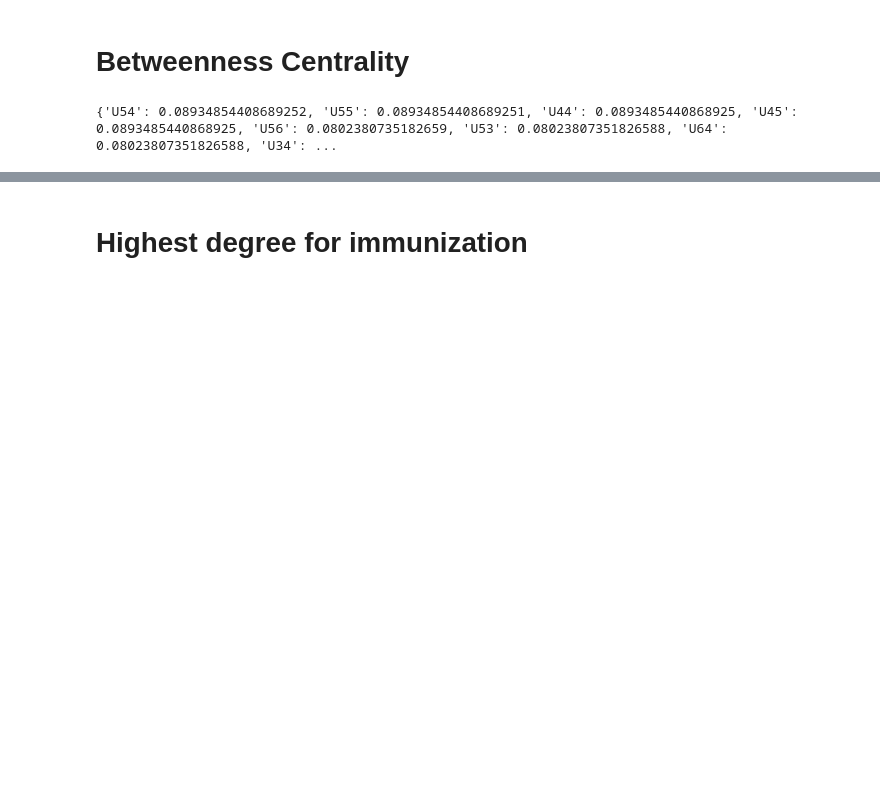
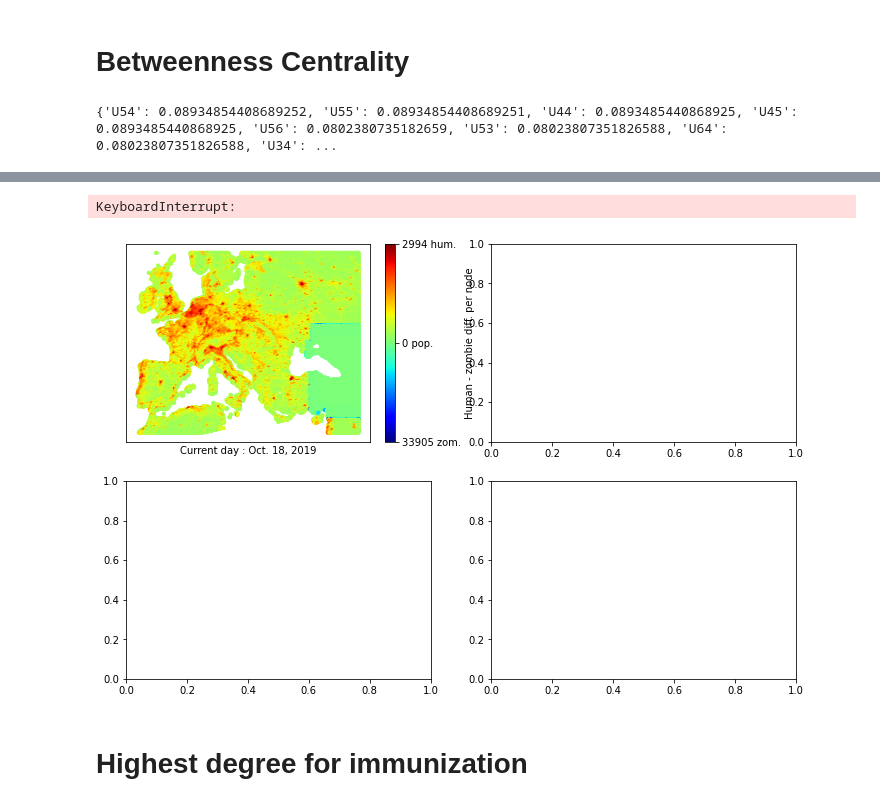
Before and after one commit to TEAM-IMT/zombies-spread-dynamics, a Jupyter notebook: cells.ipynb, the cells around one changed output, grey strips where cells are left out. Saved outputs shown, nothing was run; the diff lists cells and outputs as text; code cells hidden in the pictures; blank space fills up the shorter version.

```diff
--- a/cells.ipynb
+++ b/cells.ipynb
@@ -274,0 +267,6 @@ print(G.edges)
+# %%
+G = copy.deepcopy(dynamic.graph)
+# %%
+zombiesquantity = nx.classes.function.get_node_attributes(G, 'zombie_pop')
+# %%
+Numberzombies = {i:v for i,v in zombiesquantity.items() if v > 0}
@@ -275,3 +348,23 @@ print(G.edges)
+# %%
+fig, axs = plt.subplots(nrows = 2, ncols = 2, figsize = (12,8))
+ax_info = {
+    "18-10-2019": axs[0,0], "30-10-2019": axs[0,1],
+    "15-11-2019": axs[1,0], "30-11-2019": axs[1,1],
+}
+for epoch in tqdm.tqdm(range(61)): # 2 months
+    current_date = "{0:%d-%m-%Y}".format(dynamic.current_date)
+    zombiesquantity = nx.classes.function.get_node_attributes(dynamic.graph, 'zombie_pop')
+    Numberzombies = {i:v for i,v in zombiesquantity.items() if v > 0}
+    bombcells = {i:v for i,v in Numberzombies.items() if v >= max(Numberzombies.values()) * 0.8}
+    if current_date in ax_info.keys():
+        dynamic.plot_graph(ax = ax_info[current_date])
+        dynamic.save_checkpoint()
+        print(dynamic) # See basic statistics at each iteration
+    if current_date == "01-11-2019": break
+    dynamic.step() # Run one step in dynamic procedure
+# %% [output]
+KeyboardInterrupt:
+[figure, added]
 # %% [markdown]
 # Highest degree for immunization
 # %%
```
Also changed, not shown: parts of 14 cells of this notebook, 1 other file.
